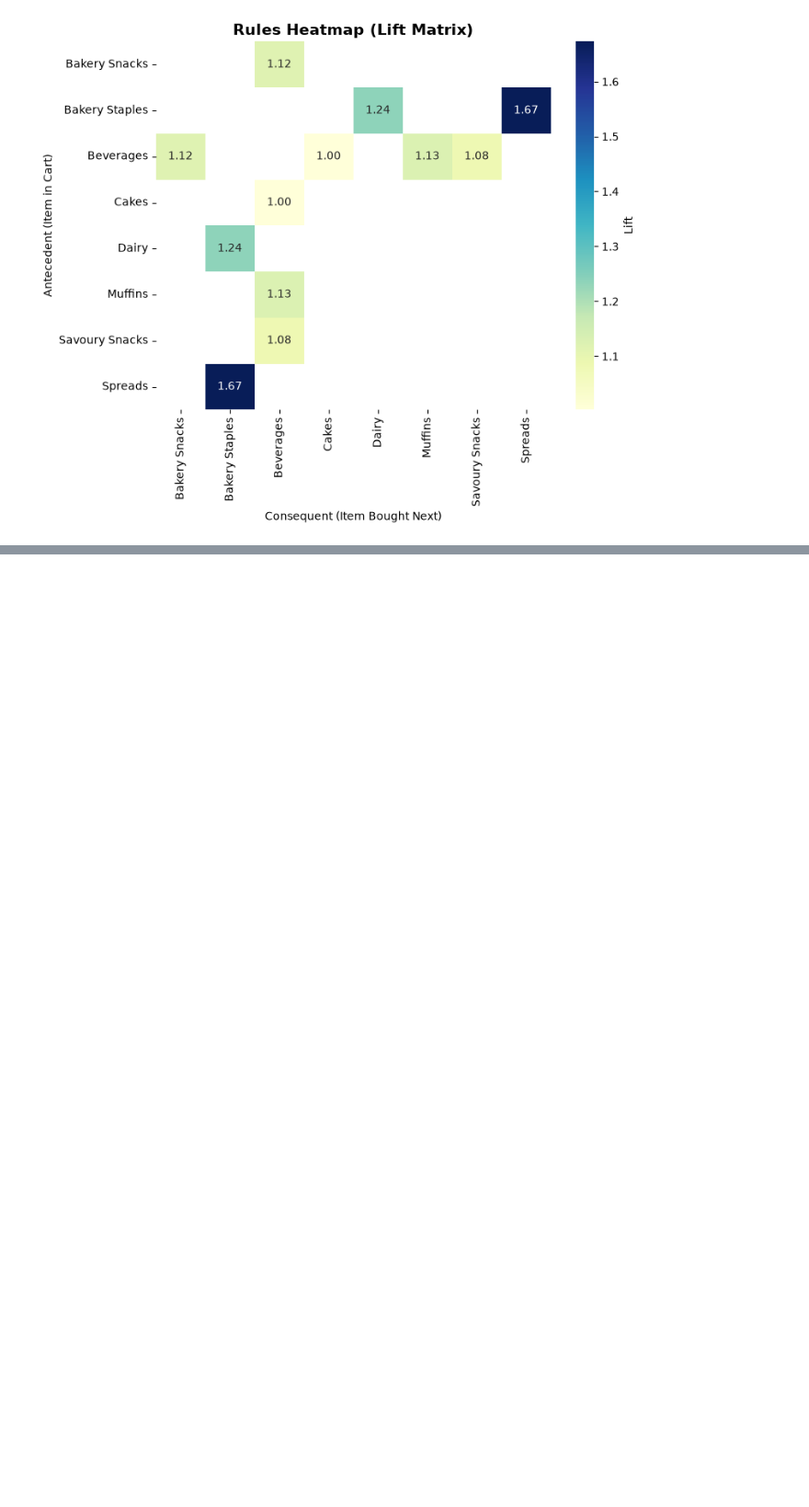
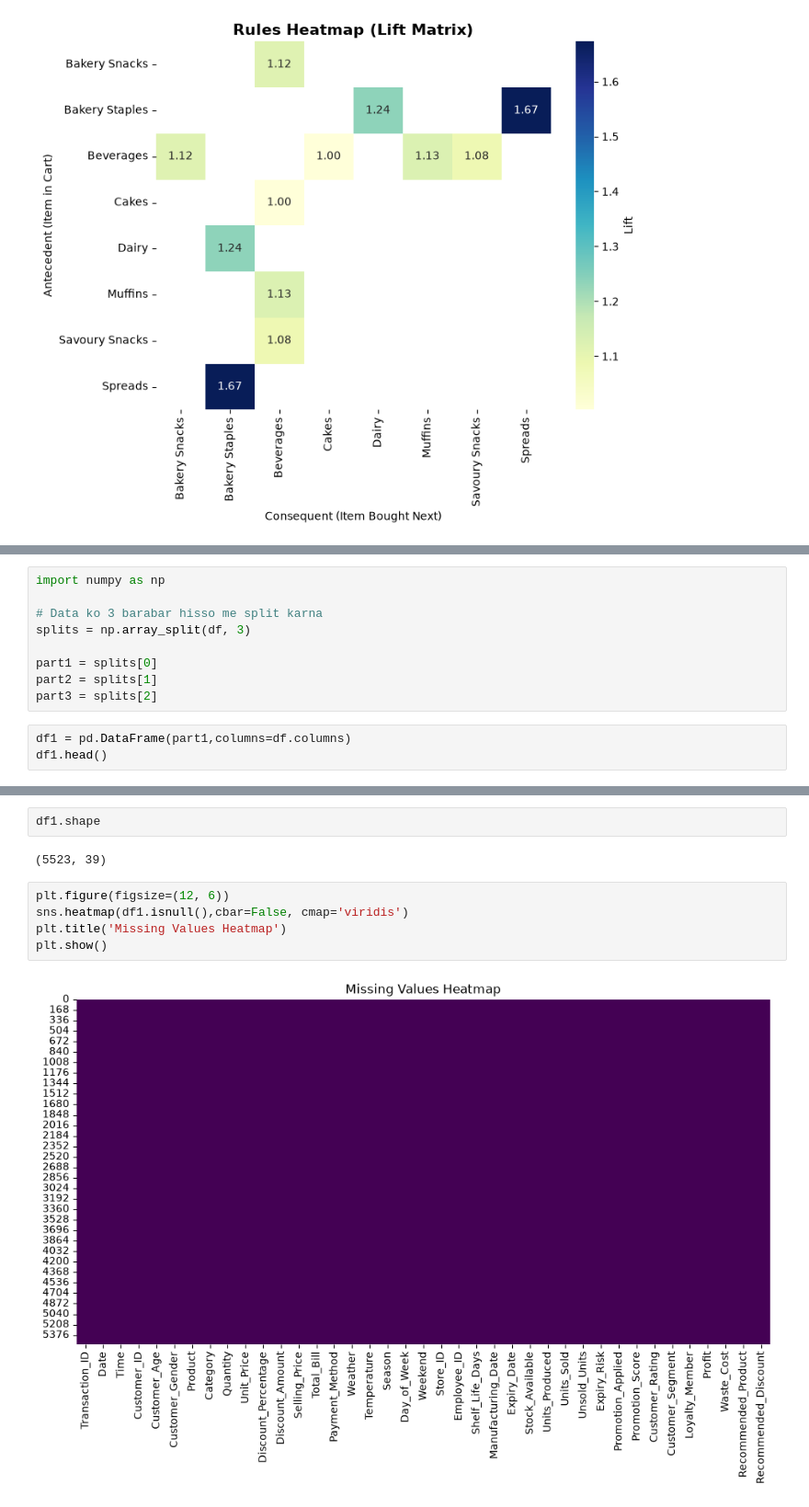
Before and after one commit to shivamanitripathi72/ml_excersise, a Jupyter notebook: day35.ipynb, the cells around one changed output, grey strips where cells are left out. Shown at 92% size. Drawn from its saved outputs; the diff is of its cells as text; blank space fills up the shorter version.

```diff
--- a/Untitled.ipynb
+++ b/day35.ipynb
@@ -141,0 +146,12 @@ plt.show()
+# %%
+import numpy as np
+
+# Data ko 3 barabar hisso me split karna
+splits = np.array_split(df, 3)
+
+part1 = splits[0]
+part2 = splits[1]
+part3 = splits[2]
+# %%
+df1 = pd.DataFrame(part1,columns=df.columns)
+df1.head()
@@ -141,0 +166,11 @@ plt.show()
+# %%
+df1.shape
+# %% [output]
+(5523, 39)
+# %%
+plt.figure(figsize=(12, 6))
+sns.heatmap(df1.isnull(),cbar=False, cmap='viridis')
+plt.title('Missing Values Heatmap')
+plt.show()
+# %% [output]
+[figure, added]
```
Also changed, not shown: parts of 4 cells of this notebook, 2 other files.
